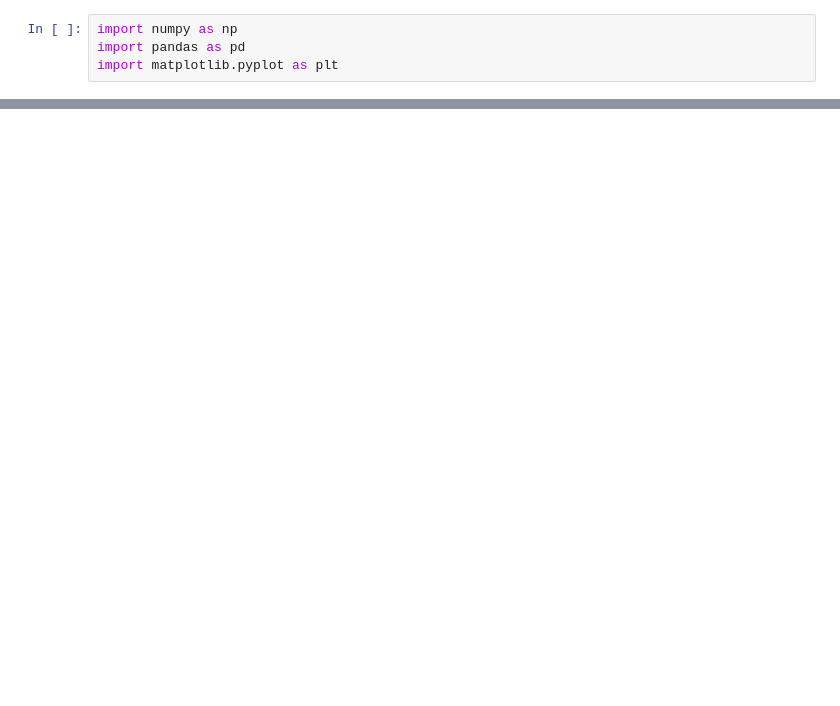
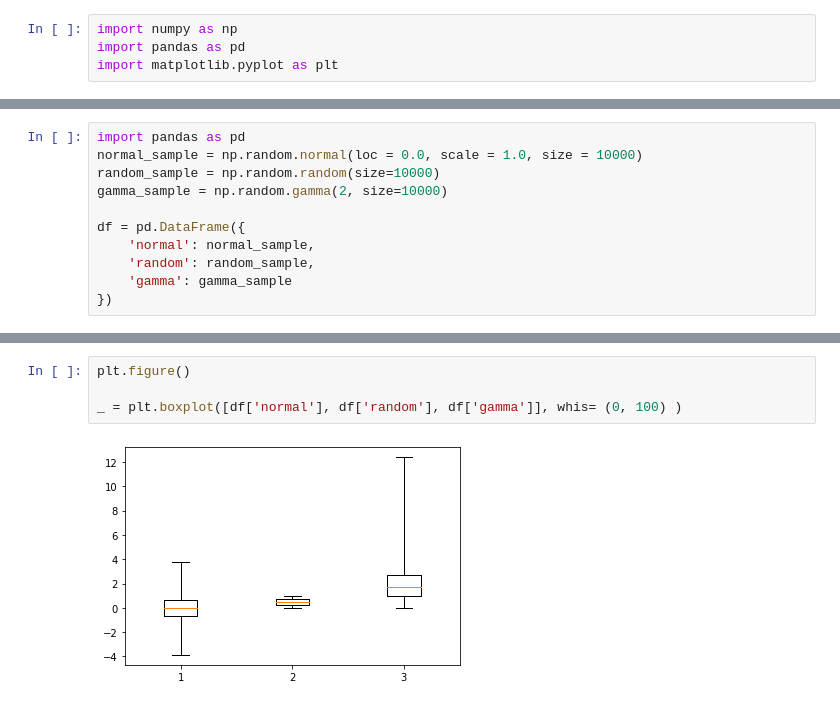
Before and after one commit to prasadprabhu333/coursera-applied-ds, a Jupyter notebook: plotting-charting/week3-class-examples.ipynb, the cells around one changed output, grey strips where cells are left out. Saved outputs shown, nothing was run; the diff lists cells and outputs as text; blank space fills up the shorter version.

```diff
--- a/plotting-charting/week3-class-examples.ipynb
+++ b/plotting-charting/week3-class-examples.ipynb
@@ -26,0 +82,11 @@ for n in range(0, len(axs)):
+# %%
+import pandas as pd
+normal_sample = np.random.normal(loc = 0.0, scale = 1.0, size = 10000)
+random_sample = np.random.random(size=10000)
+gamma_sample = np.random.gamma(2, size=10000)
+
+df = pd.DataFrame({
+    'normal': normal_sample,
+    'random': random_sample,
+    'gamma': gamma_sample
+})
@@ -26,0 +105,6 @@ for n in range(0, len(axs)):
+# %%
+plt.figure()
+
+_ = plt.boxplot([df['normal'], df['random'], df['gamma']], whis= (0, 100) )
+# %% [output]
+[figure, added]
```
Also changed, not shown: parts of 24 cells of this notebook, 1 other file.
